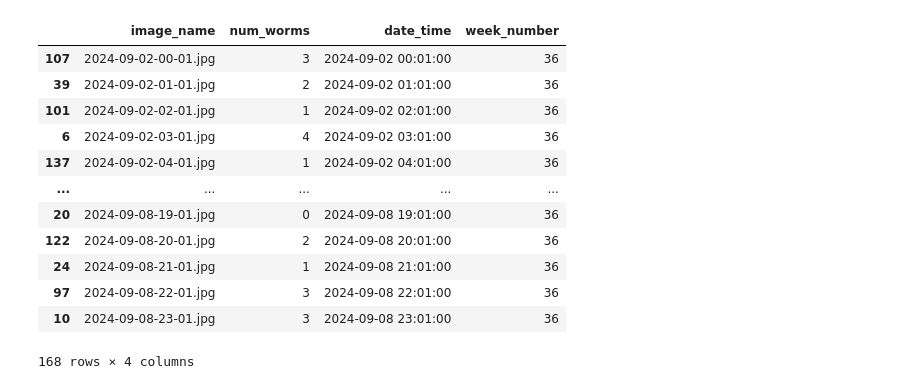
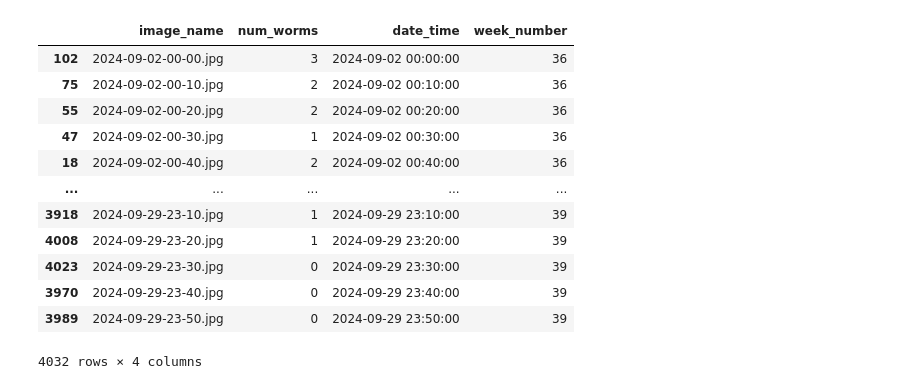
Before and after one commit to wiggle-bin/wiggle-notes, a Jupyter notebook: worms_actvitiy/DataActivityCorrelationUsingUpdatedModel.ipynb, the cells around one changed output. Cells and saved outputs as stored; diff of their text form; code cells hidden in the pictures.

```diff
--- a/worms_actvitiy/DataActivityCorrelationUsingUpdatedModel.ipynb
+++ b/worms_actvitiy/DataActivityCorrelationUsingUpdatedModel.ipynb
@@ -80,41 +56,67 @@ for image_name in os.listdir(image_folder):
+# %%
+import numpy as np
+
+# Define the folders containing the images
+image_folders = [
+    'downloads/daily/2024-09-02', 'downloads/daily/2024-09-03', 'downloads/daily/2024-09-04', 'downloads/daily/2024-09-05', 'downloads/daily/2024-09-06', 'downloads/daily/2024-09-07', 'downloads/daily/2024-09-08',  # week 36
+    'downloads/daily/2024-09-09', 'downloads/daily/2024-09-10', 'downloads/daily/2024-09-11', 'downloads/daily/2024-09-12', 'downloads/daily/2024-09-13', 'downloads/daily/2024-09-14', 'downloads/daily/2024-09-15',  # week 37
+    'downloads/daily/2024-09-16', 'downloads/daily/2024-09-17', 'downloads/daily/2024-09-18', 'downloads/daily/2024-09-19', 'downloads/daily/2024-09-20', 'downloads/daily/2024-09-21', 'downloads/daily/2024-09-22',  # week 38
+    'downloads/daily/2024-09-23', 'downloads/daily/2024-09-23', 'downloads/daily/2024-09-25', 'downloads/daily/2024-09-26', 'downloads/daily/2024-09-27', 'downloads/daily/2024-09-28', 'downloads/daily/2024-09-29',  # week 39
+]
+
+all_results = []
+
+# Loop over each folder
+for folder in image_folders:
+    # Loop over each image in the folder
+    for image_name in os.listdir(folder):
+        image_path = os.path.join(folder, image_name)
+
+        # Open the image
+        with Image.open(image_path) as img:
+            # Analyze the image
+            results = analyze_image(img)
+            num_items_detected = len(results.predictions)
+
+            # Append the image name and number of worms detected to the list
+            all_results.append((image_name, image_path, results))
 # %%
 # show bounding boxes on the image
-for (image_name, results) in all_results:
-    image_path = os.path.join(image_folder, image_name)
+for (image_name, image_path, results) in all_results:
     draw_boxes(results, image_path, f"predictions/output/{image_name}")
 # %%
 data = []
 
 # Loop over each image and its detection results
-for (image_name, results) in all_results:
+for (image_name, image_path, results) in all_results:
     worms_detected = [pred for pred in results.predictions if pred.class_name == 'worm']
     num_worms = len(worms_detected)
 
     # Extract date and time from image_name
     date_str = image_name.split('.')[0]
     date_time = pd.to_datetime(date_str, format='%Y-%m-%d-%H-%M')
 
     # Extract week number
     week_number = date_time.isocalendar().week
 
     data.append((image_name, num_worms, date_time, week_number))
 
 # Create a DataFrame from the data
 worms_detected_count = pd.DataFrame(data, columns=['image_name', 'num_worms', 'date_time', 'week_number'])
 
 worms_detected_count = worms_detected_count.sort_values(by='date_time')
 worms_detected_count
 # %% [output]
 |  | image_name | num_worms | date_time | week_number |
-| 107 | 2024-09-02-00-01.jpg | 3 | 2024-09-02 00:01:00 | 36 |
-| 39 | 2024-09-02-01-01.jpg | 2 | 2024-09-02 01:01:00 | 36 |
-| 101 | 2024-09-02-02-01.jpg | 1 | 2024-09-02 02:01:00 | 36 |
-| 6 | 2024-09-02-03-01.jpg | 4 | 2024-09-02 03:01:00 | 36 |
-| 137 | 2024-09-02-04-01.jpg | 1 | 2024-09-02 04:01:00 | 36 |
+| 102 | 2024-09-02-00-00.jpg | 3 | 2024-09-02 00:00:00 | 36 |
+| 75 | 2024-09-02-00-10.jpg | 2 | 2024-09-02 00:10:00 | 36 |
+| 55 | 2024-09-02-00-20.jpg | 2 | 2024-09-02 00:20:00 | 36 |
+| 47 | 2024-09-02-00-30.jpg | 1 | 2024-09-02 00:30:00 | 36 |
+| 18 | 2024-09-02-00-40.jpg | 2 | 2024-09-02 00:40:00 | 36 |
 | ... | ... | ... | ... | ... |
-| 20 | 2024-09-08-19-01.jpg | 0 | 2024-09-08 19:01:00 | 36 |
-| 122 | 2024-09-08-20-01.jpg | 2 | 2024-09-08 20:01:00 | 36 |
-| 24 | 2024-09-08-21-01.jpg | 1 | 2024-09-08 21:01:00 | 36 |
-| 97 | 2024-09-08-22-01.jpg | 3 | 2024-09-08 22:01:00 | 36 |
-| 10 | 2024-09-08-23-01.jpg | 3 | 2024-09-08 23:01:00 | 36 |
+| 3918 | 2024-09-29-23-10.jpg | 1 | 2024-09-29 23:10:00 | 39 |
+| 4008 | 2024-09-29-23-20.jpg | 1 | 2024-09-29 23:20:00 | 39 |
+| 4023 | 2024-09-29-23-30.jpg | 0 | 2024-09-29 23:30:00 | 39 |
+| 3970 | 2024-09-29-23-40.jpg | 0 | 2024-09-29 23:40:00 | 39 |
+| 3989 | 2024-09-29-23-50.jpg | 0 | 2024-09-29 23:50:00 | 39 |
-168 rows × 4 columns
+4032 rows × 4 columns
```
Also changed, not shown: parts of 10 cells of this notebook, 1 other file.
